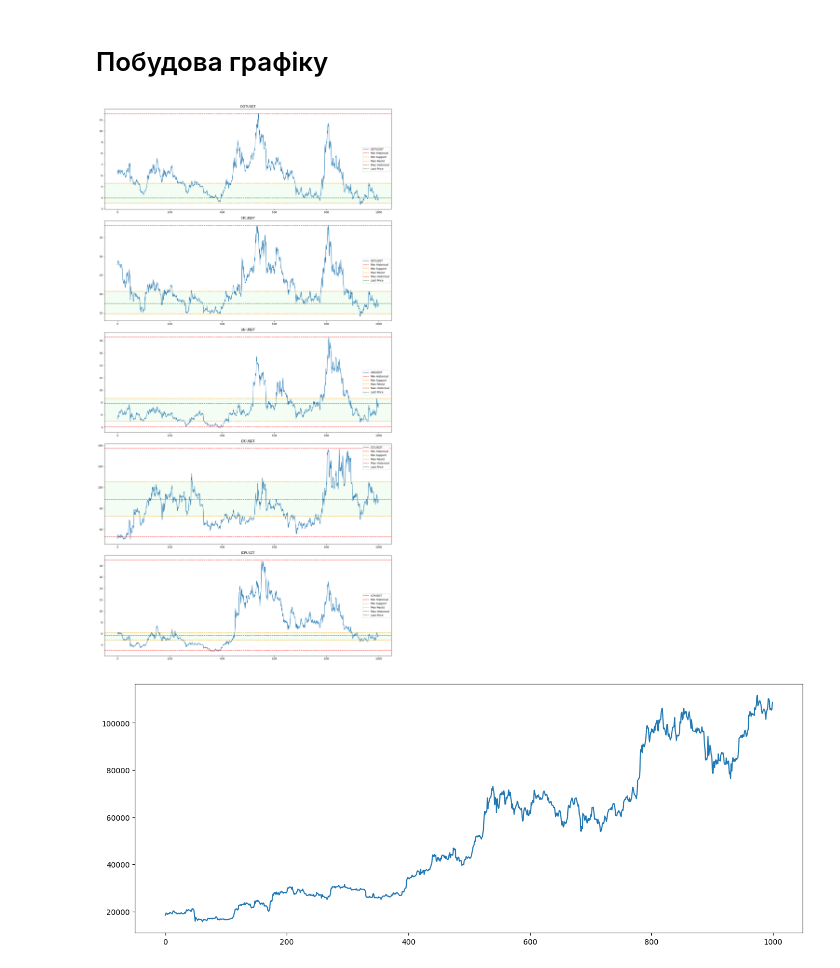
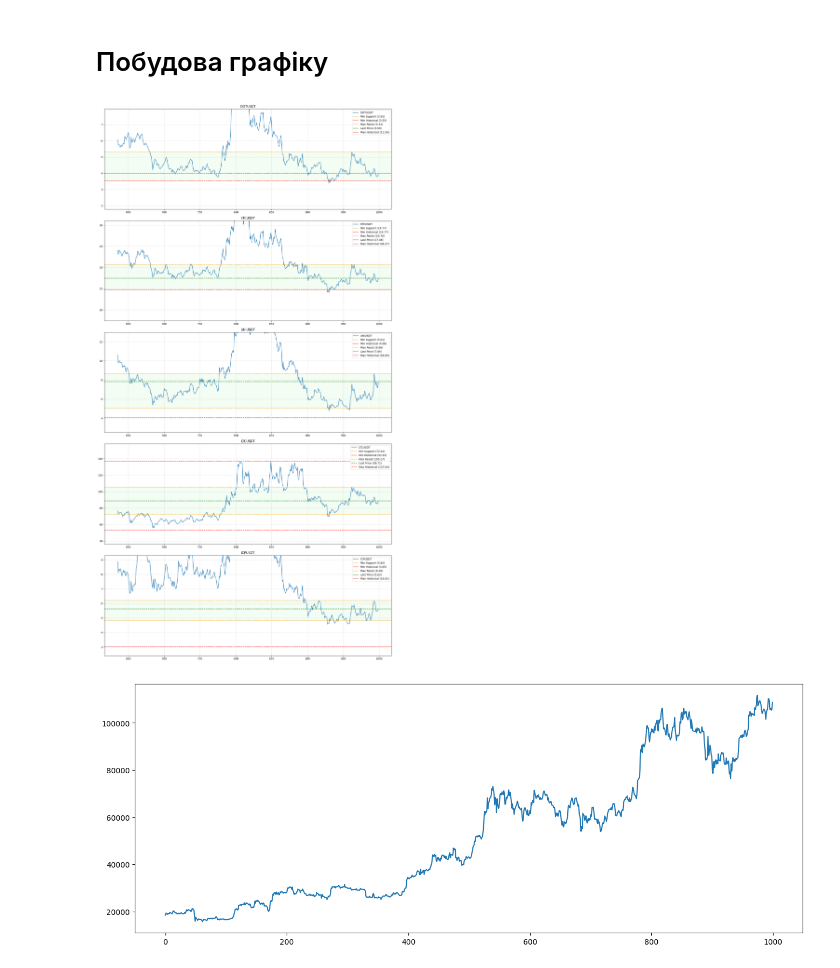
Before and after one commit to Familenko/bit_research, a Jupyter notebook: analyze_practice.ipynb, the cells around one changed output. Drawn from its saved outputs; the diff is of its cells as text; code cells hidden in the pictures.

```diff
--- a/analyze_practice.ipynb
+++ b/analyze_practice.ipynb
@@ -32,9 +32,9 @@ df
 # Solver
 # %%
 def find_optimal_parameters(df, symbol_list=None,
-                            min_last_days=90, max_last_days=1000, step_day=1,
-                            min_procent=0.01, max_procent=0.4, step_procent=0.05,
-                            min_std_procent=0.01, max_std_procent=0.2, step_std=0.01):
+                            min_last_days=30, max_last_days=100, step_day=1,
+                            min_procent=0.01, max_procent=1.0, step_procent=0.05,
+                            min_std_procent=0.01, max_std_procent=0.5, step_std=0.01):
     results = {}
 
     if symbol_list is None:
@@ -81,7 +81,7 @@ optimal_symbol = find_optimal_parameters(
     df, symbol_list=None,
     min_last_days=30, max_last_days=100, step_day=5,
     min_procent=0.01, max_procent=1.0, step_procent=0.05,
-    min_std_procent=0.01, max_std_procent=0.4, step_std=0.01
+    min_std_procent=0.01, max_std_procent=0.5, step_std=0.01
 )
 # %%
 optimal_symbol
@@ -112,7 +112,7 @@ result
 # %% [markdown]
 # Побудова графіку
 # %%
-def paint_result(df, result, info_df, last_days=1000):
+def paint_result(df, result, info_df, last_days=365):
     num_columns = len(result)
     fig, axes = plt.subplots(nrows=num_columns, ncols=1, figsize=(16, 6 * num_columns))
 
@@ -129,21 +129,32 @@ def paint_result(df, result, info_df, last_days=1000):
 
         ax.axhspan(min_support, max_resist, color='lightgreen', alpha=0.1)
 
-        ax.axhline(info_df.loc[symbol, 'Min Historical'], color='red', linestyle='--', label='Min Historical')
-        ax.axhline(min_support, color='orange', linestyle='--', label='Min Support')
-        ax.axhline(max_resist, color='orange', linestyle='--', label='Max Resist')
-        ax.axhline(info_df.loc[symbol, 'Max Historical'], color='red', linestyle='--', label='Max Historical')
-        ax.axhline(info_df.loc[symbol, 'Last Price'], color='green', linestyle='--', label='Last Price')
+        ax.axhline(min_support, color='orange', linestyle='--',
+                label=f"Min Support ({min_support:.2f})")
+        ax.axhline(info_df.loc[symbol, 'Min Historical'], color='red', linestyle='--',
+                label=f"Min Historical ({info_df.loc[symbol, 'Min Historical']:.2f})")
+        ax.axhline(max_resist, color='orange', linestyle='--',
+                label=f"Max Resist ({max_resist:.2f})")
+        ax.axhline(info_df.loc[symbol, 'Last Price'], color='green', linestyle='--',
+                label=f"Last Price ({info_df.loc[symbol, 'Last Price']:.2f})")
+        ax.axhline(info_df.loc[symbol, 'Max Historical'], color='red', linestyle='--',
+                label=f"Max Historical ({info_df.loc[symbol, 'Max Historical']:.2f})")
 
         ax.set_title(f"{symbol}")
         ax.legend()
+        ax.grid(True, linestyle='--', alpha=0.5)
+
+        # Обмеження по осі Y:
+        lower_limit = min_support * 0.5
+        upper_limit = max_resist * 1.5
+        ax.set_ylim(lower_limit, upper_limit)
 
     plt.tight_layout()
     plt.show()
 # %%
-paint_result(df, result, optimal_symbol, last_days=1000)
+paint_result(df, result, optimal_symbol, last_days=365)
 # %% [output]
-[figure, old version]
+[figure, new version]
 # %%
 plt.figure(figsize=(16, 6))
 df['BTCUSDT'].plot()
```
Also changed, not shown: parts of 1 cell of this notebook.
